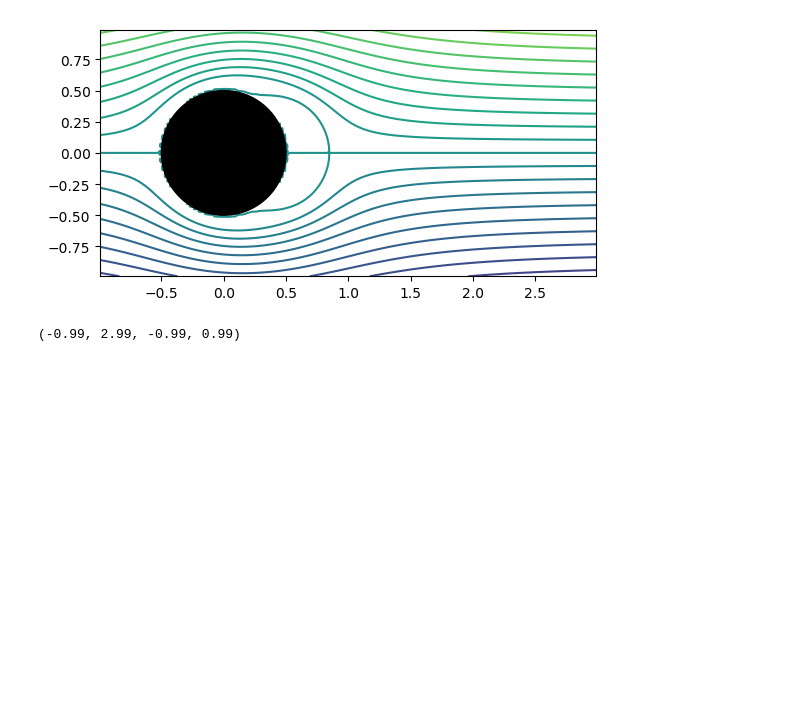
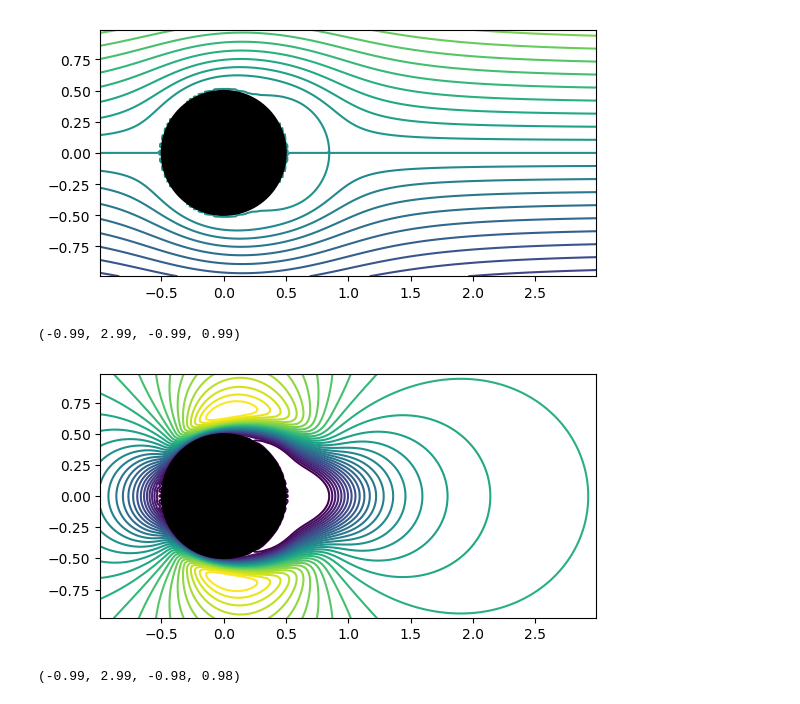
Before and after one commit to JuliaIBPM/ViscousFlow.jl, a Jupyter notebook: examples/Testing Navier-Stokes on a body.ipynb, the cells around one changed output. Saved outputs shown, nothing was run; the diff lists cells and outputs as text; code cells hidden in the pictures; blank space fills up the shorter version.

```diff
--- a/examples/Testing Navier-Stokes on a body.ipynb
+++ b/examples/Testing Navier-Stokes on a body.ipynb
@@ -82,5 +82,5 @@ Solution: t = 1.0000000000000007
 # %%
-ω, ψ, ux, uy = NavierStokes.evaluateFields(s.u,dom.grid)
+ω, ψ, ux, uy  = NavierStokes.evaluateFields(s.u,dom.grid,gops)
 # %% [output]
 ([-5.86484e-17 -3.43606e-16 … 6.65231e-15 5.57879e-15; 6.37816e-17 -4.46978e-16 … 7.15338e-15 6.23367e-15; … ; -1.07724e-14 -1.17151e-14 … -1.24519e-14 -8.10777e-15; -1.23429e-14 -1.37417e-14 … -1.456 ...
 # %%
@@ -108,3 +108,14 @@ axis("scaled")
 # %% [output]
 [figure]
 (-0.99, 2.99, -0.99, 0.99)
+# %%
+contour(Grids.xfacex(dom.grid),Grids.yfacex(dom.grid),transpose(ux+1),linspace(0,1.5,31))
+for j = 1:dom.nbody
+    xpt = [dom.body[j].x[i][1] for i = 1:dom.body[j].N]
+    ypt = [dom.body[j].x[i][2] for i = 1:dom.body[j].N]
+    fill(xpt,ypt,color="k",zorder=2)
+end
+axis("scaled")
+# %% [output]
+[figure, added]
+(-0.99, 2.99, -0.98, 0.98)
```
Also changed, not shown: parts of 2 cells of this notebook, 2 other files.
